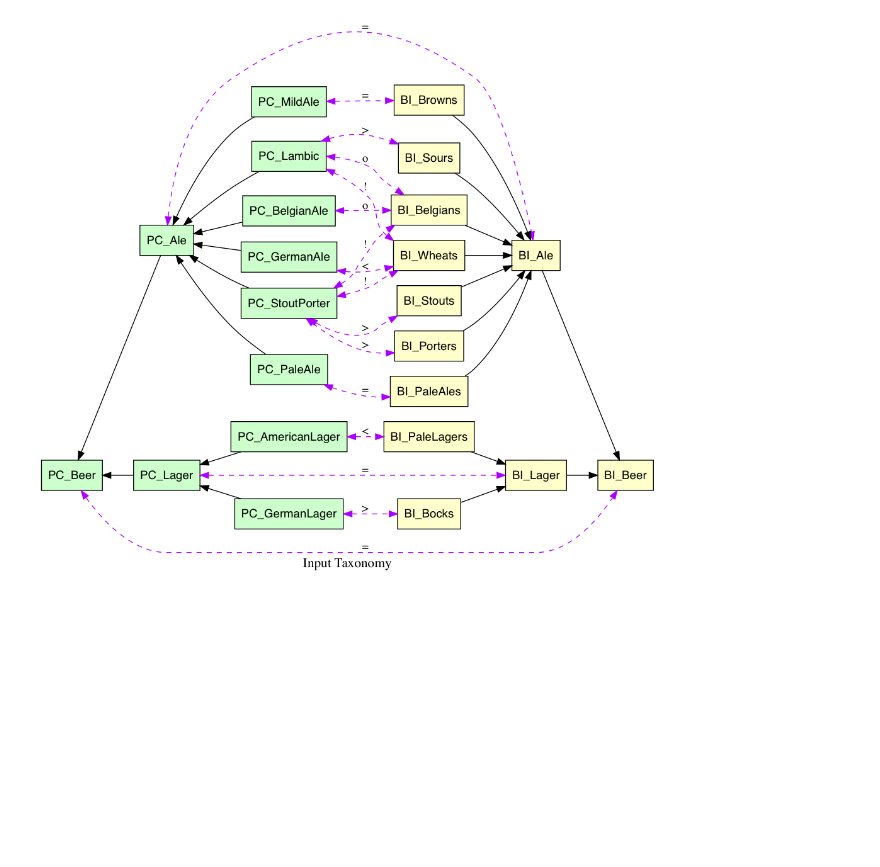
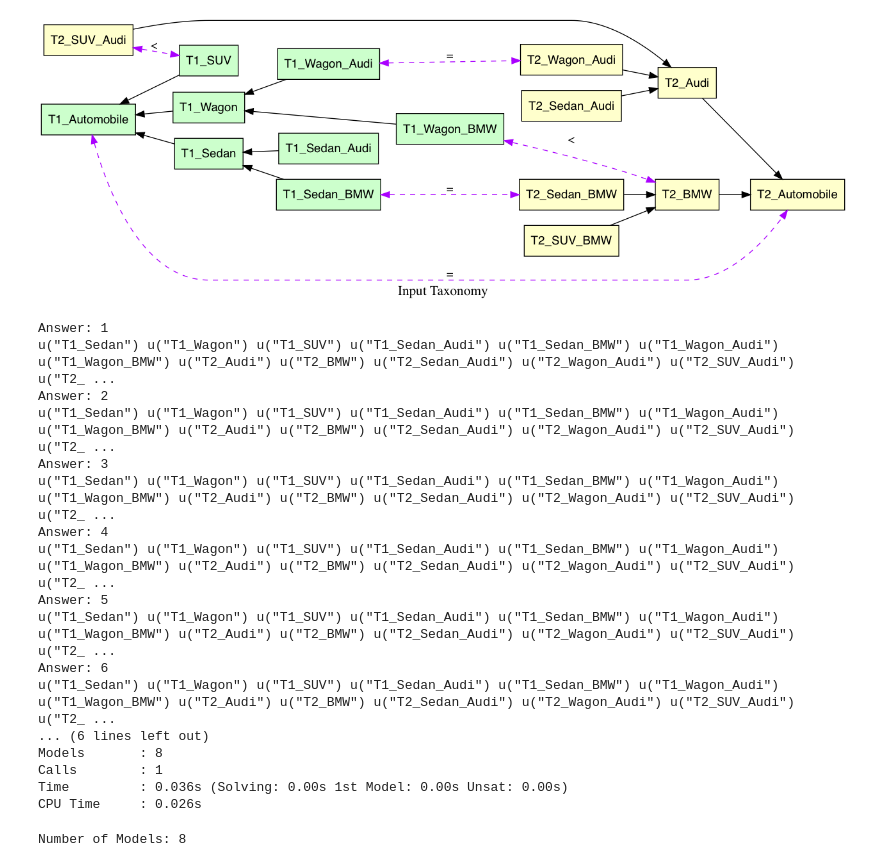
Before and after one commit to idaks/LeanEuler, a Jupyter notebook: lean_euler.ipynb, the cells around one changed output. Saved outputs shown, nothing was run; the diff lists cells and outputs as text; code cells hidden in the pictures; blank space fills up the shorter version.

```diff
--- a/lean_euler.ipynb
+++ b/lean_euler.ipynb
@@ -32,3 +23,19 @@ cleantax_file
+# %%
+cleantax_file = ['taxonomy T1 Source',
+ '(Automobile Sedan Wagon SUV)',
+ '(Sedan Sedan_Audi Sedan_BMW)',
+ '(Wagon Wagon_Audi Wagon_BMW)',
+ 'taxonomy T2 Target',
+ '(Automobile Audi BMW)',
+ '(Audi Sedan_Audi Wagon_Audi SUV_Audi)',
+ '(BMW Sedan_BMW SUV_BMW)',
+ 'articulations T1 T2',
+ '[T1.Automobile equals T2.Automobile]',
+ '[T1.Sedan_BMW equals T2.Sedan_BMW]',
+ '[T1.Wagon_Audi equals T2.Wagon_Audi]',
+ '[T1.Wagon_BMW is_included_in T2.BMW]',
+ '[T2.SUV_Audi is_included_in T1.SUV]',
+ '']
 # %%
 rel_data, tax_data = LeanEuler.parse_cleantax(cleantax_file)
 # %%
@@ -118,5 +110,30 @@ vr(X, X) :- not irs(X), r(X).
 # %%
 G = visualize_euler_input(rel_data, tax_data)
-draw(G, show='ipynb')
+draw(G)
 # %% [output]
-[figure, old version]
+[figure, new version]
+# %%
+clingo_soln = run_clingo(clingo_rules=rules)
+print('\n'.join(clingo_soln))
+# %% [output]
+Answer: 1
+u("T1_Sedan") u("T1_Wagon") u("T1_SUV") u("T1_Sedan_Audi") u("T1_Sedan_BMW") u("T1_Wagon_Audi") u("T1_Wagon_BMW") u("T2_Audi") u("T2_BMW") u("T2_Sedan_Audi") u("T2_Wagon_Audi") u("T2_SUV_Audi") u("T2_ ...
+Answer: 2
+u("T1_Sedan") u("T1_Wagon") u("T1_SUV") u("T1_Sedan_Audi") u("T1_Sedan_BMW") u("T1_Wagon_Audi") u("T1_Wagon_BMW") u("T2_Audi") u("T2_BMW") u("T2_Sedan_Audi") u("T2_Wagon_Audi") u("T2_SUV_Audi") u("T2_ ...
+Answer: 3
+u("T1_Sedan") u("T1_Wagon") u("T1_SUV") u("T1_Sedan_Audi") u("T1_Sedan_BMW") u("T1_Wagon_Audi") u("T1_Wagon_BMW") u("T2_Audi") u("T2_BMW") u("T2_Sedan_Audi") u("T2_Wagon_Audi") u("T2_SUV_Audi") u("T2_ ...
+Answer: 4
+u("T1_Sedan") u("T1_Wagon") u("T1_SUV") u("T1_Sedan_Audi") u("T1_Sedan_BMW") u("T1_Wagon_Audi") u("T1_Wagon_BMW") u("T2_Audi") u("T2_BMW") u("T2_Sedan_Audi") u("T2_Wagon_Audi") u("T2_SUV_Audi") u("T2_ ...
+Answer: 5
+u("T1_Sedan") u("T1_Wagon") u("T1_SUV") u("T1_Sedan_Audi") u("T1_Sedan_BMW") u("T1_Wagon_Audi") u("T1_Wagon_BMW") u("T2_Audi") u("T2_BMW") u("T2_Sedan_Audi") u("T2_Wagon_Audi") u("T2_SUV_Audi") u("T2_ ...
+Answer: 6
+u("T1_Sedan") u("T1_Wagon") u("T1_SUV") u("T1_Sedan_Audi") u("T1_Sedan_BMW") u("T1_Wagon_Audi") u("T1_Wagon_BMW") u("T2_Audi") u("T2_BMW") u("T2_Sedan_Audi") u("T2_Wagon_Audi") u("T2_SUV_Audi") u("T2_ ...
+... (6 lines left out)
+Models       : 8
+Calls        : 1
+Time         : 0.036s (Solving: 0.00s 1st Model: 0.00s Unsat: 0.00s)
+CPU Time     : 0.026s
+# %%
+dfs, rels, pws = load_worlds(clingo_output=clingo_soln, preprocessed=False, reasoner='clingo')
+# %% [output]
+Number of Models: 8
```
Also changed, not shown: parts of 20 cells of this notebook, 5 other files.
